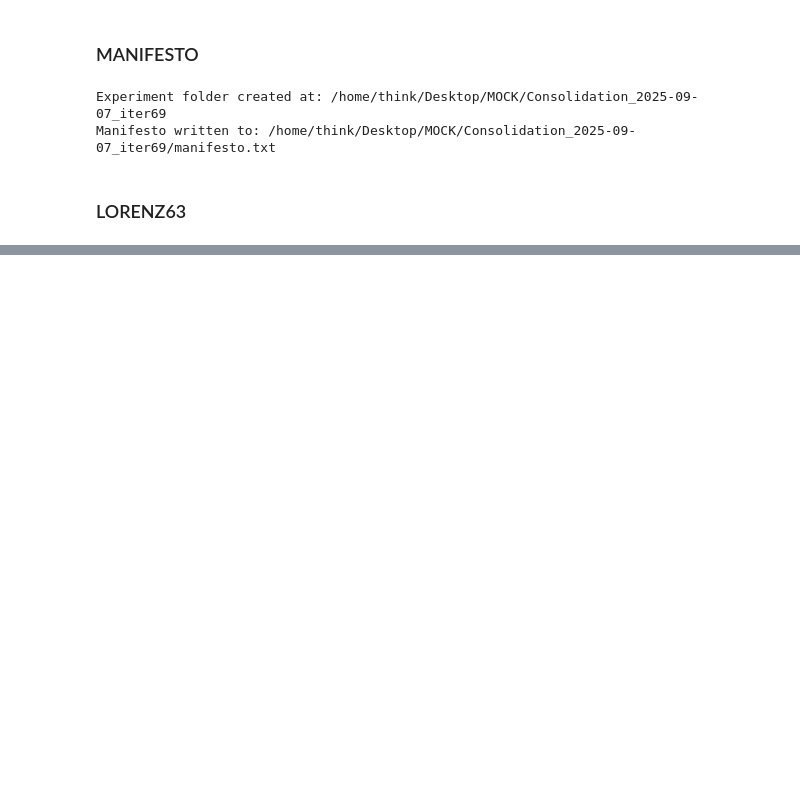
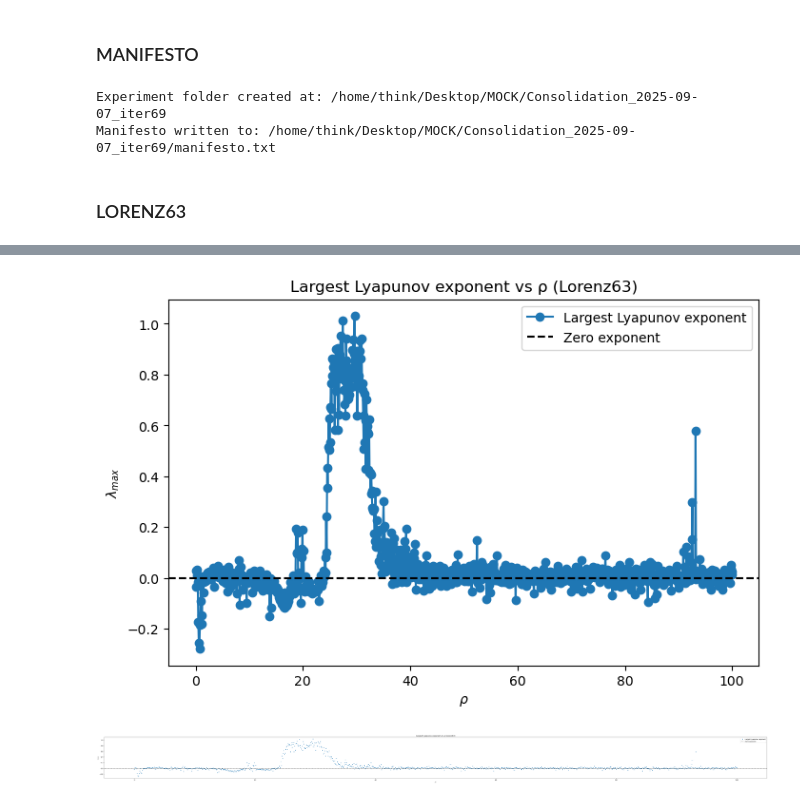
Before and after one commit to nxteventrying/chaos-ts-analysis, a Jupyter notebook: generation/lorenz.ipynb, the cells around one changed output, grey strips where cells are left out. Saved outputs shown, nothing was run; the diff lists cells and outputs as text; code cells hidden in the pictures; blank space fills up the shorter version.

```diff
--- a/generation/lorenz.ipynb
+++ b/generation/lorenz.ipynb
@@ -225,0 +113,65 @@ df.head()               # inspect the first few rows
+# %%
+import numpy as np
+import matplotlib.pyplot as plt
+
+# Original parameters
+sigma = 10
+beta = 8/3
+rho_values = np.linspace(0, 100, 1000)
+params_base = (sigma, beta, None)    # placeholder for rho
+
+# Store Lyapunov exponents
+lambda_max_list = []
+
+# Loop over rho
+for rho in rho_values:
+    # Update model with new rho
+    params = (sigma, beta, rho)
+    binder = Binder("scripts.systems.lorenz63", "lorenz63", params)
+    binder.import_module()
+    model_fixed_rho = binder.fixer()
+
+    # Solve trajectories (keep y0 same)
+    ds1_rho = DynamicalSystem(model_fixed_rho, y0, t_eval, notebook=True)
+    _ = ds1_rho.solve()
+
+    y0_perturbed = y0 + eps
+    ds2_rho = DynamicalSystem(model_fixed_rho, y0_perturbed, t_eval, notebook=True)
+    _ = ds2_rho.solve()
+
+    # Compute separation
+    delta = np.linalg.norm(ds1_rho.solution.y - ds2_rho.solution.y, axis=0)
+    t = ds1_rho.solution.t
+
+    # Linear fit window (after transient)
+    linear_idx = (t > transient) & (t < fit_end)
+    t_linear = t[linear_idx]
+    delta_linear = delta[linear_idx]
+
+    # Linear fit of log(delta) to get Lyapunov exponent
+    slope, intercept = np.polyfit(t_linear, np.log(delta_linear), 1)
+    lambda_max_list.append(slope)
+
+# Plot Lyapunov exponent vs rho
+plt.figure(figsize=(8,5))
+plt.plot(rho_values, lambda_max_list, 'o-', label='Largest Lyapunov exponent')
+plt.axhline(0, color='k', linestyle='--', label='Zero exponent')
+plt.xlabel(r'$\rho$')
+plt.ylabel(r'$\lambda_{max}$')
+plt.title('Largest Lyapunov exponent vs ρ (Lorenz63)')
+plt.legend()
+plt.show()
+# %% [output]
+[figure, added]
+# %%
+# Plot Lyapunov exponent vs rho
+plt.figure(figsize=(80,5))
+plt.plot(rho_values, lambda_max_list, '.', label='Largest Lyapunov exponent')
+plt.axhline(0, color='k', linestyle='--', label='Zero exponent')
+plt.xlabel(r'$\rho$')
+plt.ylabel(r'$\lambda_{max}$')
+plt.title('Largest Lyapunov exponent vs ρ (Lorenz63)')
+plt.legend()
+plt.show()
+# %% [output]
+[figure, added]
```
Also changed, not shown: parts of 30 cells of this notebook, 1 other file.
